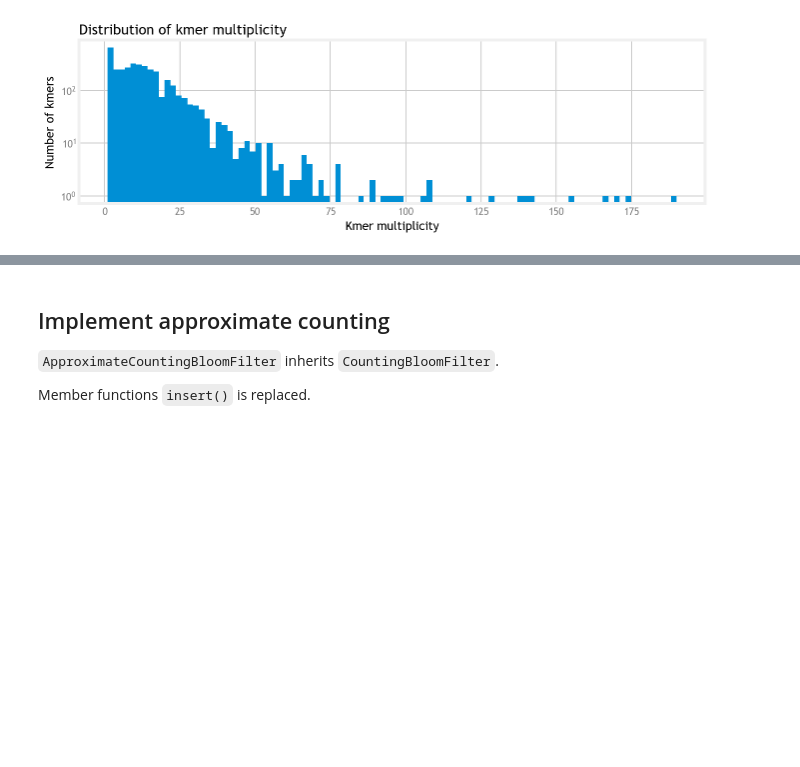
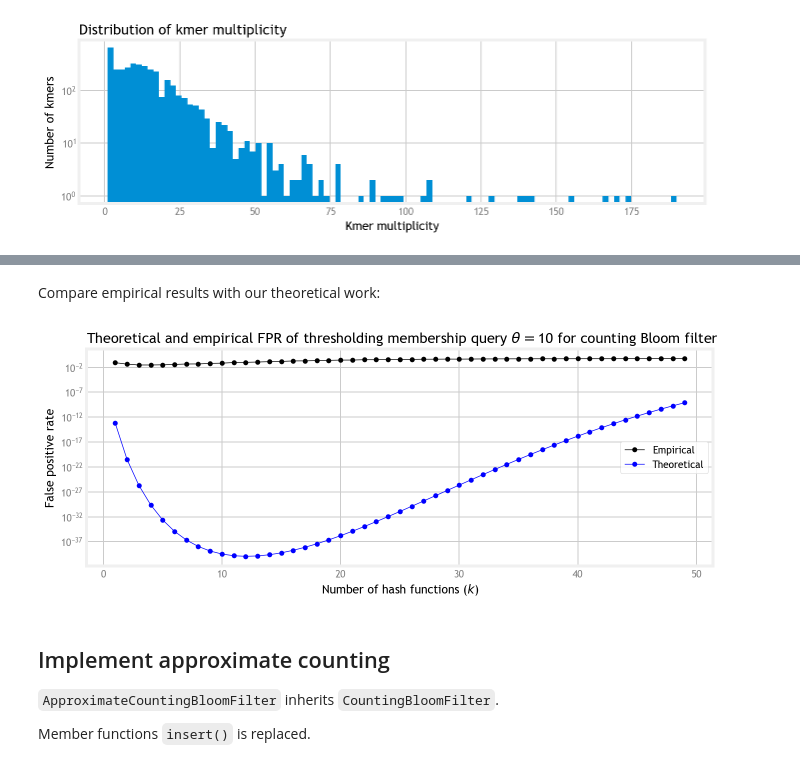
Before and after one commit to milkschen/approx_counting_bloom_filter, a Jupyter notebook: approx_cbf.ipynb, the cells around one changed output, grey strips where cells are left out. Saved outputs shown, nothing was run; the diff lists cells and outputs as text; code cells hidden in the pictures; blank space fills up the shorter version.

```diff
--- a/approx_cbf.ipynb
+++ b/approx_cbf.ipynb
@@ -283,3 +445,17 @@ The size of input stream $m$ is 49996, and let's set the size of the filter $n$
+# %% [markdown]
+Compare empirical results with our theoretical work:
+# %%
+fig, ax = plt.subplots(figsize=(10,4))
+ax.set_title(r'Theoretical and empirical FPR of thresholding membership query $\theta =$' + f'{theta} for counting Bloom filter', loc = 'left')
+ax.set_xlabel(f'Number of hash functions ($k$)')
+ax.set_ylabel('False positive rate')
+ax.set_yscale("log", nonposy='clip')
+plt.plot(list_k, list_fp, 'ko-', lw = 0.7, markersize = 4, label = f'Empirical')
+plt.plot(list_k, list_p, 'bo-', lw = 0.7, markersize = 4, label = f'Theoretical')
+ax.legend(loc = 'right')
+plt.show()
+# %% [output]
+[figure, added]
 # %% [markdown]
 ## Implement approximate counting
 
```
Also changed, not shown: parts of 15 cells of this notebook.
